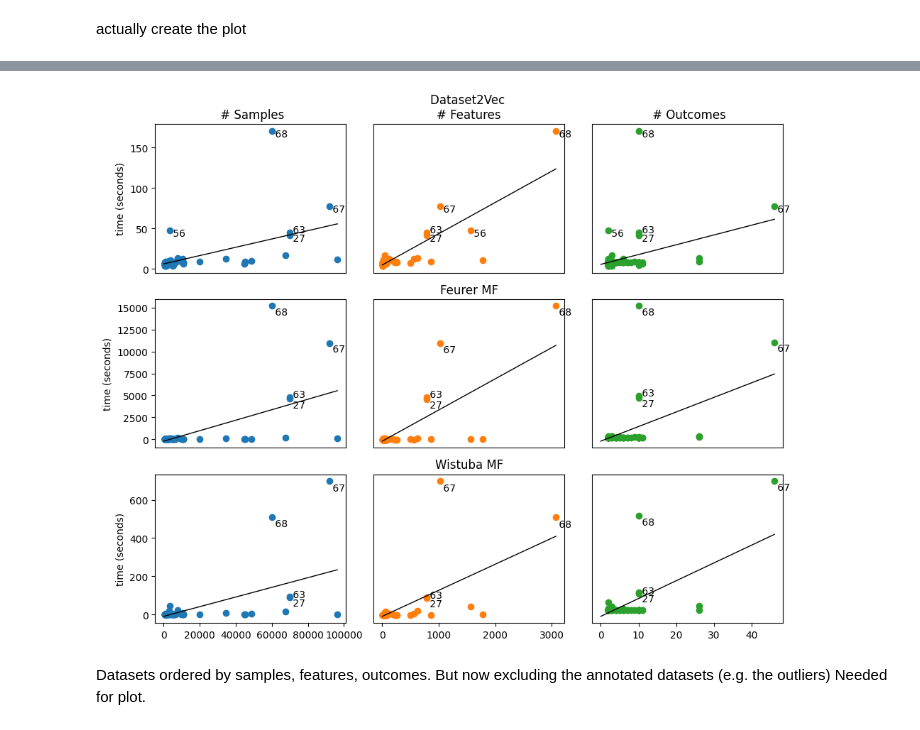
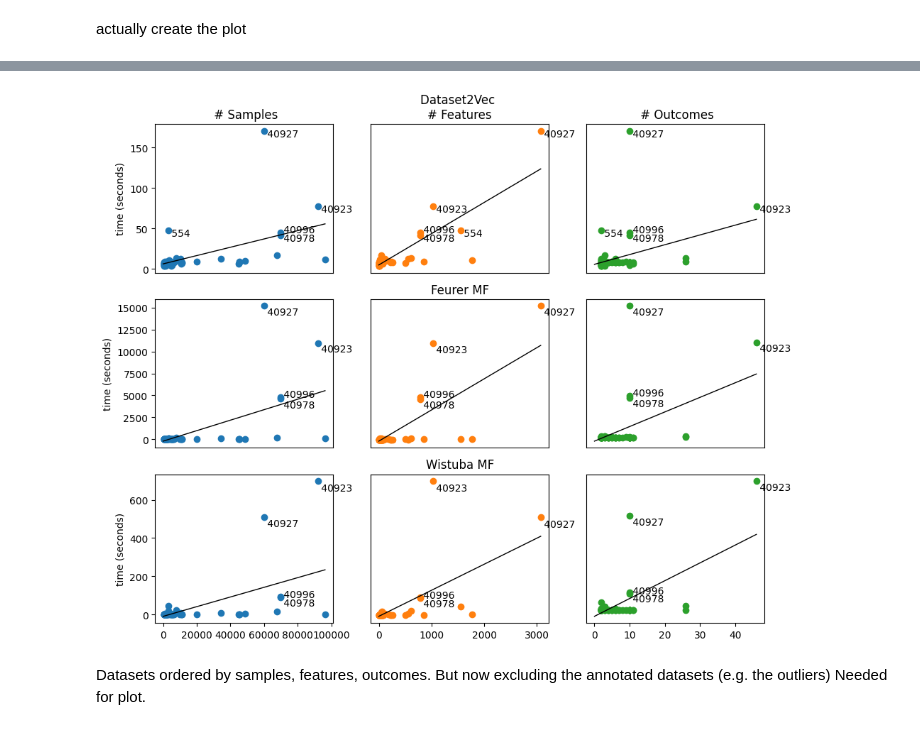
Before and after one commit to ml-tue/mlta, a Jupyter notebook: evaluation_results/analysis/analyze_results.ipynb, the cells around one changed output, grey strips where cells are left out. Drawn from its saved outputs; the diff is of its cells as text; code cells hidden in the pictures.

```diff
--- a/evaluation_results/analysis/analyze_results.ipynb
+++ b/evaluation_results/analysis/analyze_results.ipynb
@@ -627,3 +634,17 @@ actually create the plot
+# %%
+def id_conv(id: int):
+    if id == 68:
+        return 40927
+    if id == 67:
+        return 40923
+    if id == 63:
+        return 40996
+    if id == 56:
+        return 554
+    if id == 27:
+        return 40978
+
+    return id
 # %%
 fig, axs = plt.subplots(3, 3, sharex=False, sharey=False, figsize=(10, 8))
 
@@ -642,9 +663,9 @@ axs[0, 0].set_xticks([])
 for i, id in enumerate(list(did_n_samples.keys())):
     if id == 68 or id == 67 or id == 63 or id == 56 or id == 27:
         if id != 63:
-            axs[0, 0].annotate(" " + str(id), (x[i], y[i] - 7))
+            axs[0, 0].annotate(" " + str(id_conv(id)), (x[i], y[i] - 7))
         else:
-            axs[0, 0].annotate(" " + str(id), (x[i], y[i]))
+            axs[0, 0].annotate(" " + str(id_conv(id)), (x[i], y[i]))
 axs[0, 0].set_title("\n # Samples")
 axs[0, 0].set_ylabel("time (seconds)")
 
@@ -660,9 +681,9 @@ axs[0, 1].set_yticks([])
 for i, id in enumerate(list(did_n_features.keys())):
     if id == 68 or id == 67 or id == 63 or id == 56 or id == 27:
         if id != 63:
-            axs[0, 1].annotate(" " + str(id), (x[i], y[i] - 7))
+            axs[0, 1].annotate(" " + str(id_conv(id)), (x[i], y[i] - 7))
         else:
-            axs[0, 1].annotate(" " + str(id), (x[i], y[i]))
+            axs[0, 1].annotate(" " + str(id_conv(id)), (x[i], y[i]))
 axs[0, 1].set_title("Dataset2Vec \n# Features")
 
 # D2V n_outcomes
@@ -678,9 +699,9 @@ axs[0, 2].set_yticks([])
 for i, id in enumerate(list(did_n_outcomes.keys())):
     if id == 68 or id == 67 or id == 63 or id == 56 or id == 27:
         if id != 63:
-            axs[0, 2].annotate(" " + str(id), (x[i], y[i] - 7))
+            axs[0, 2].annotate(" " + str(id_conv(id)), (x[i], y[i] - 7))
         else:
-            axs[0, 2].annotate(" " + str(id), (x[i], y[i]))
+            axs[0, 2].annotate(" " + str(id_conv(id)), (x[i], y[i]))
 
 # Feurer n_samples
 x = list(did_n_samples.values())
@@ -693,9 +714,9 @@ axs[1, 0].set_xticks([])
 for i, id in enumerate(list(did_n_samples.keys())):
     if id == 68 or id == 67 or id == 63 or id == 27:
         if id != 63:
-            axs[1, 0].annotate(" " + str(id), (x[i], y[i] - 1000))
+            axs[1, 0].annotate(" " + str(id_conv(id)), (x[i], y[i] - 1000))
         else:
-            axs[1, 0].annotate(" " + str(id), (x[i], y[i]))
+            axs[1, 0].annotate(" " + str(id_conv(id)), (x[i], y[i]))
 axs[1, 0].set_ylabel("time (seconds)")
 
 # Feurer n_features
@@ -710,9 +731,9 @@ axs[1, 1].set_yticks([])
 for i, id in enumerate(list(did_n_features.keys())):
     if id == 68 or id == 67 or id == 63 or id == 27:
         if id != 63:
-            axs[1, 1].annotate(" " + str(id), (x[i], y[i] - 1000))
+            axs[1, 1].annotate(" " + str(id_conv(id)), (x[i], y[i] - 1000))
         else:
-            axs[1, 1].annotate(" " + str(id), (x[i], y[i]))
+            axs[1, 1].annotate(" " + str(id_conv(id)), (x[i], y[i]))
 axs[1, 1].set_title("Feurer MF")
 
 # Feurer n_outcomes
@@ -726,9 +747,9 @@ axs[1, 2].set_yticks([])
 for i, id in enumerate(list(did_n_outcomes.keys())):
     if id == 68 or id == 67 or id == 63 or id == 27:
         if id != 63:
-            axs[1, 2].annotate(" " + str(id), (x[i], y[i] - 1000))
+            axs[1, 2].annotate(" " + str(id_conv(id)), (x[i], y[i] - 1000))
         else:
-            axs[1, 2].annotate(" " + str(id), (x[i], y[i]))
+            axs[1, 2].annotate(" " + str(id_conv(id)), (x[i], y[i]))
 axs[1, 2].plot(xseq, a + b * xseq, color="k", lw=1) # Plot regression line
 
 # Wistuba n_samples
@@ -741,46 +762,46 @@ axs[2, 0].plot(xseq, a + b * xseq, color="k", lw=1) # Plot regression line
 for i, id in enumerate(list(did_n_samples.keys())):
     if id == 68 or id == 67 or id == 63 or id == 27:
         if id != 63:
-            axs[2, 0].annotate(" " + str(id), (x[i], y[i] - 50))
+            axs[2, 0].annotate(" " + str(id_conv(id)), (x[i], y[i] - 50))
         else:
-            axs[2, 0].annotate(" " + str(id), (x[i], y[i]))
+            axs[2, 0].annotate(" " + str(id_conv(id)), (x[i], y[i]))
 axs[2, 0].set_ylabel("time (seconds)")
 
 # Wistuba n_features
 x = list(did_n_features.values())
 y = [wistuba_dataset_timings[did] for did in did_n_features.keys()]
 axs[2, 1].scatter(x, y, color="tab:orange")
 b, a = np.polyfit(x, y, deg=1)
 xseq = np.linspace(0, max(x), num=100)
 axs[2, 1].plot(xseq, a + b * xseq, color="k", lw=1) # Plot regression line
 axs[2, 1].set_yticks([])
 for i, id in enumerate(list(did_n_features.keys())):
     if id == 68 or id == 67 or id == 63 or id == 27:
         if id != 63:
-            axs[2, 1].annotate(" " + str(id), (x[i], y[i] - 50))
+            axs[2, 1].annotate(" " + str(id_conv(id)), (x[i], y[i] - 50))
         else:
-            axs[2, 1].annotate(" " + str(id), (x[i], y[i]))
+            axs[2, 1].annotate(" " + str(id_conv(id)), (x[i], y[i]))
 axs[2, 1].set_title("Wistuba MF")
 
 # Wistuba n_outcomes
 x = list(did_n_outcomes.values())
 y = [wistuba_dataset_timings[did] for did in did_n_outcomes.keys()]
 axs[2, 2].scatter(x, y, color="tab:green")
 b, a = np.polyfit(x, y, deg=1)
 xseq = np.linspace(0, max(x), num=100)
 axs[2, 2].plot(xseq, a + b * xseq, color="k", lw=1) # Plot regression line
 axs[2, 2].set_yticks([])
 for i, id in enumerate(list(did_n_outcomes.keys())):
     if id == 68 or id == 67 or id == 63 or id == 27:
         if id != 63:
-            axs[2, 2].annotate(" " + str(id), (x[i], y[i] - 50))
+            axs[2, 2].annotate(" " + str(id_conv(id)), (x[i], y[i] - 50))
         else:
-            axs[2, 2].annotate(" " + str(id), (x[i], y[i]))
+            axs[2, 2].annotate(" " + str(id_conv(id)), (x[i], y[i]))
 
 plt.tight_layout()
 plt.show()
 # %% [output]
-[figure, old version]
+[figure, new version]
 # %% [markdown]
 Datasets ordered by samples, features, outcomes. But now excluding the annotated datasets (e.g. the outliers) Needed for plot.
 # %%
```
Also changed, not shown: parts of 1 cell of this notebook.
